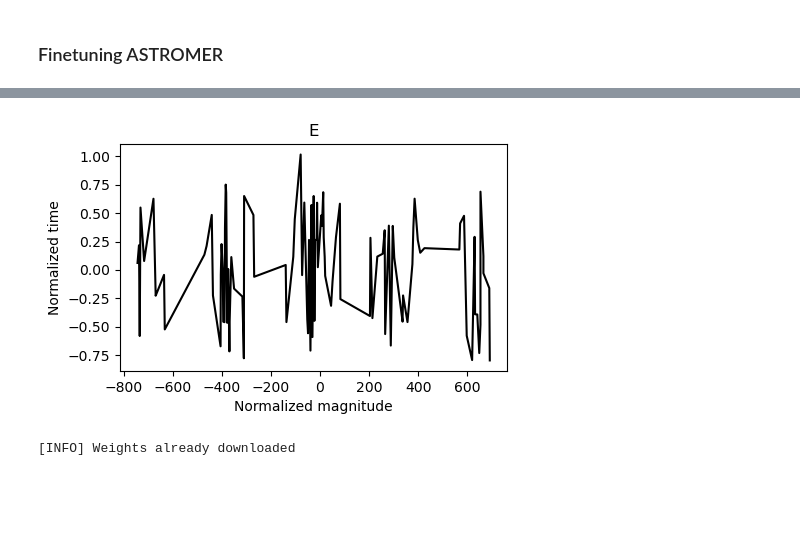
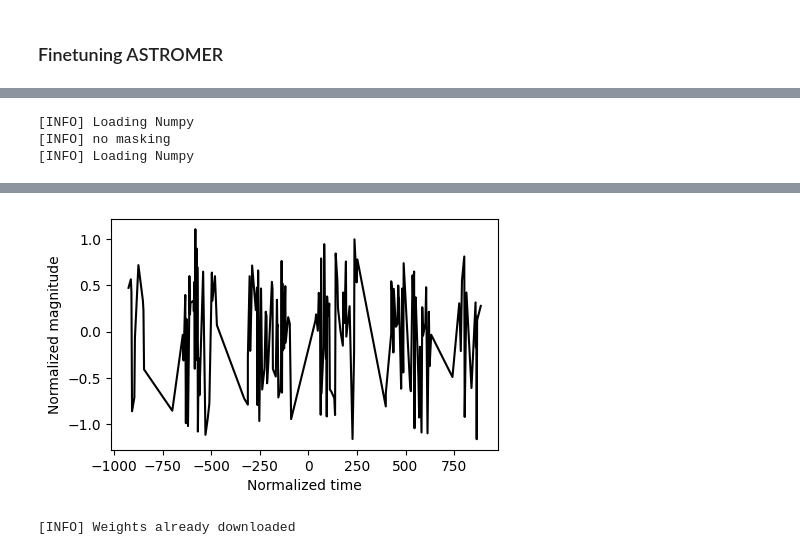
Before and after one commit to astromer-science/tutorials, a Jupyter notebook: alerce_clf.ipynb, the cells around one changed output, grey strips where cells are left out. Drawn from its saved outputs; the diff is of its cells as text; code cells hidden in the pictures; blank space fills up the shorter version.

```diff
--- a/alerce_clf.ipynb
+++ b/alerce_clf.ipynb
@@ -124,11 +116,34 @@ validation_batches = load_numpy(X_val,
+# %%
+train_batches = make_pretraining(X_train,
+                               batch_size=16,
+                               shuffle= True,
+                               sampling= True,
+                               max_obs= 200,
+                               msk_frac=0.,
+                               rnd_frac=0.,
+                               same_frac=0.,
+                               repeat=1)
+
+validation_batches = make_pretraining(X_val,
+                                batch_size=16,
+                                shuffle= True,
+                                sampling= True,
+                                max_obs= 200,
+                                msk_frac=0.,
+                                rnd_frac=0.,
+                                same_frac=0.,
+                                repeat=1)
+# %% [output]
+[INFO] Loading Numpy
+[INFO] no masking
+[INFO] Loading Numpy
 # %%
 plt.figure(figsize=(5,3), dpi=100)
 for batch in train_batches.take(1):
     sample_mags = tf.boolean_mask(batch['input'][0], 1.-batch['mask_in'][0])
     sample_time = tf.boolean_mask(batch['times'][0], 1.-batch['mask_in'][0])
     plt.plot(sample_time, sample_mags, color='k')
-    plt.title(uniques[batch['label'][0]])
-    plt.xlabel('Normalized magnitude')
-    plt.ylabel('Normalized time')
+    plt.ylabel('Normalized magnitude')
+    plt.xlabel('Normalized time')
     break
 # %% [output]
@@ -136,4 +151,4 @@ for batch in train_batches.take(1):
-[figure, old version]
+[figure, new version]
 # %%
 from ASTROMER.models import SingleBandEncoder
 tf.config.run_functions_eagerly(True)
```
Also changed, not shown: parts of 25 cells of this notebook.
